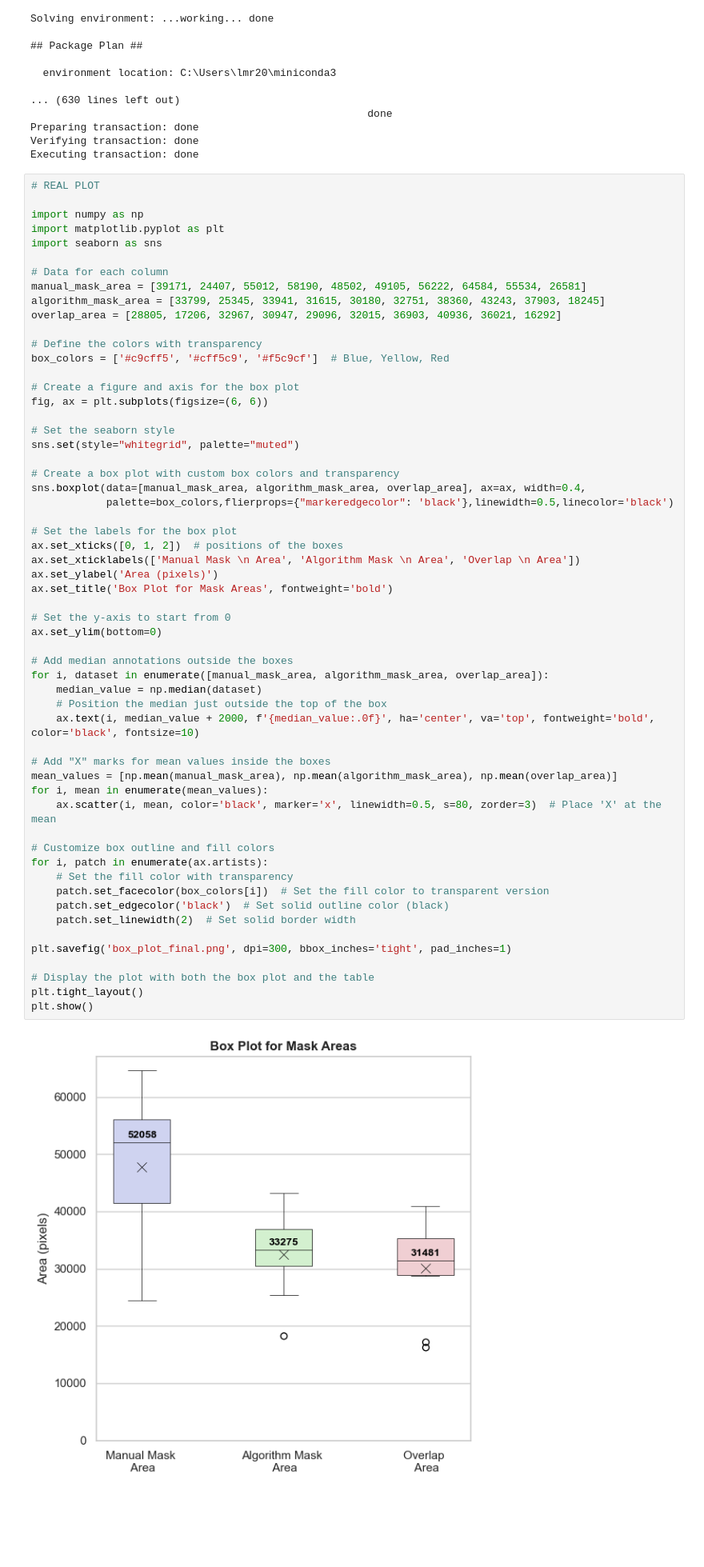
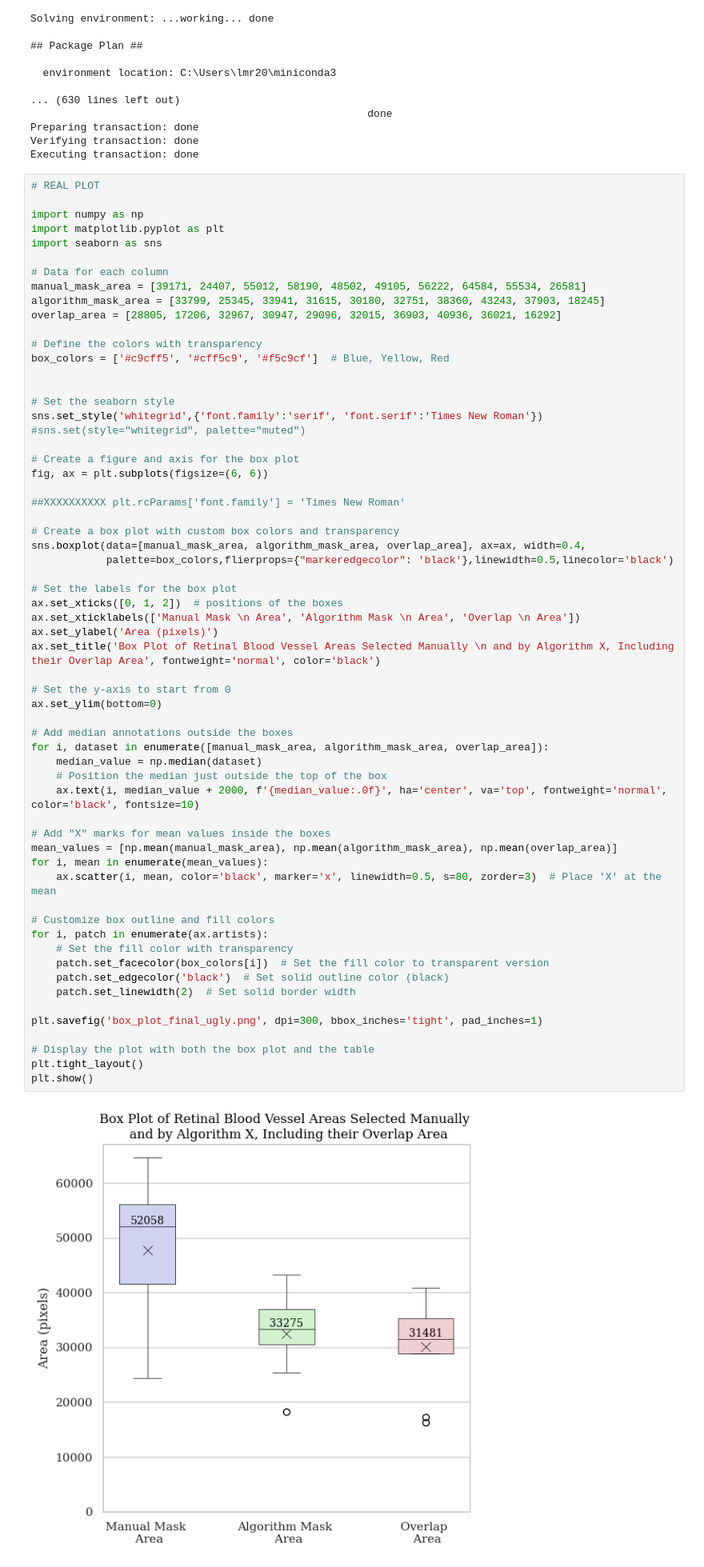
Before and after one commit to SPS-SP2273/learning-portfolio-2025-january-lmr73, a Jupyter notebook: 2271 plotting/MA1 Data-20250120T015956Z-001(1)/MA1 Data/2271 code_real.ipynb, the cells around one changed output. Shown: that part at 80% size. Saved outputs shown, nothing was run; the diff lists cells and outputs as text; blank space fills up the shorter version.

```diff
--- a/2271 plotting/MA1 Data-20250120T015956Z-001(1)/MA1 Data/2271 code_real.ipynb
+++ b/2271 plotting/MA1 Data-20250120T015956Z-001(1)/MA1 Data/2271 code_real.ipynb
@@ -71,11 +71,15 @@ overlap_area = [28805, 17206, 32967, 30947, 29096, 32015, 36903, 40936, 36021, 1
 # Define the colors with transparency
 box_colors = ['#c9cff5', '#cff5c9', '#f5c9cf']  # Blue, Yellow, Red
 
+
+# Set the seaborn style
+sns.set_style('whitegrid',{'font.family':'serif', 'font.serif':'Times New Roman'})
+#sns.set(style="whitegrid", palette="muted")
+
 # Create a figure and axis for the box plot
 fig, ax = plt.subplots(figsize=(6, 6))
 
-# Set the seaborn style
-sns.set(style="whitegrid", palette="muted")
+##XXXXXXXXXX plt.rcParams['font.family'] = 'Times New Roman'
 
 # Create a box plot with custom box colors and transparency
 sns.boxplot(data=[manual_mask_area, algorithm_mask_area, overlap_area], ax=ax, width=0.4,
@@ -84,37 +88,37 @@ sns.boxplot(data=[manual_mask_area, algorithm_mask_area, overlap_area], ax=ax, w
 # Set the labels for the box plot
 ax.set_xticks([0, 1, 2])  # positions of the boxes
 ax.set_xticklabels(['Manual Mask \n Area', 'Algorithm Mask \n Area', 'Overlap \n Area'])
 ax.set_ylabel('Area (pixels)')
-ax.set_title('Box Plot for Mask Areas', fontweight='bold')
+ax.set_title('Box Plot of Retinal Blood Vessel Areas Selected Manually \n and by Algorithm X, Including their Overlap Area', fontweight='normal', color='black')
 
 # Set the y-axis to start from 0
 ax.set_ylim(bottom=0)
 
 # Add median annotations outside the boxes
 for i, dataset in enumerate([manual_mask_area, algorithm_mask_area, overlap_area]):
     median_value = np.median(dataset)
     # Position the median just outside the top of the box
-    ax.text(i, median_value + 2000, f'{median_value:.0f}', ha='center', va='top', fontweight='bold', color='black', fontsize=10)
+    ax.text(i, median_value + 2000, f'{median_value:.0f}', ha='center', va='top', fontweight='normal', color='black', fontsize=10)
 
 # Add "X" marks for mean values inside the boxes
 mean_values = [np.mean(manual_mask_area), np.mean(algorithm_mask_area), np.mean(overlap_area)]
 for i, mean in enumerate(mean_values):
     ax.scatter(i, mean, color='black', marker='x', linewidth=0.5, s=80, zorder=3)  # Place 'X' at the mean
 
 # Customize box outline and fill colors
 for i, patch in enumerate(ax.artists):
     # Set the fill color with transparency
     patch.set_facecolor(box_colors[i])  # Set the fill color to transparent version
     patch.set_edgecolor('black')  # Set solid outline color (black)
     patch.set_linewidth(2)  # Set solid border width
 
-plt.savefig('box_plot_final.png', dpi=300, bbox_inches='tight', pad_inches=1)
+plt.savefig('box_plot_final_ugly.png', dpi=300, bbox_inches='tight', pad_inches=1)
 
 # Display the plot with both the box plot and the table
 plt.tight_layout()
 plt.show()
 # %% [output]
-[figure, old version]
+[figure, new version]
 # %%
 import numpy as np
 import matplotlib.pyplot as plt
```
Also changed, not shown: 3 other files.
